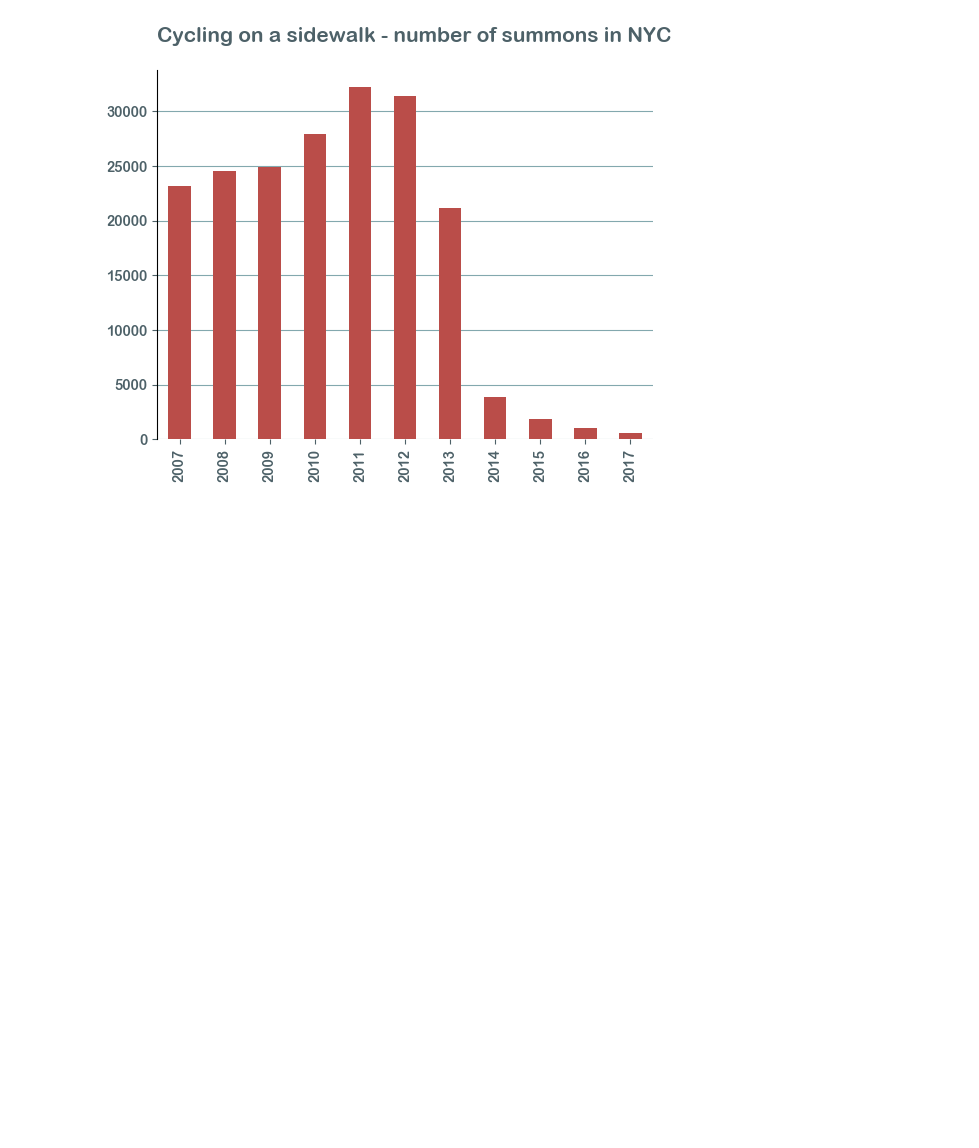
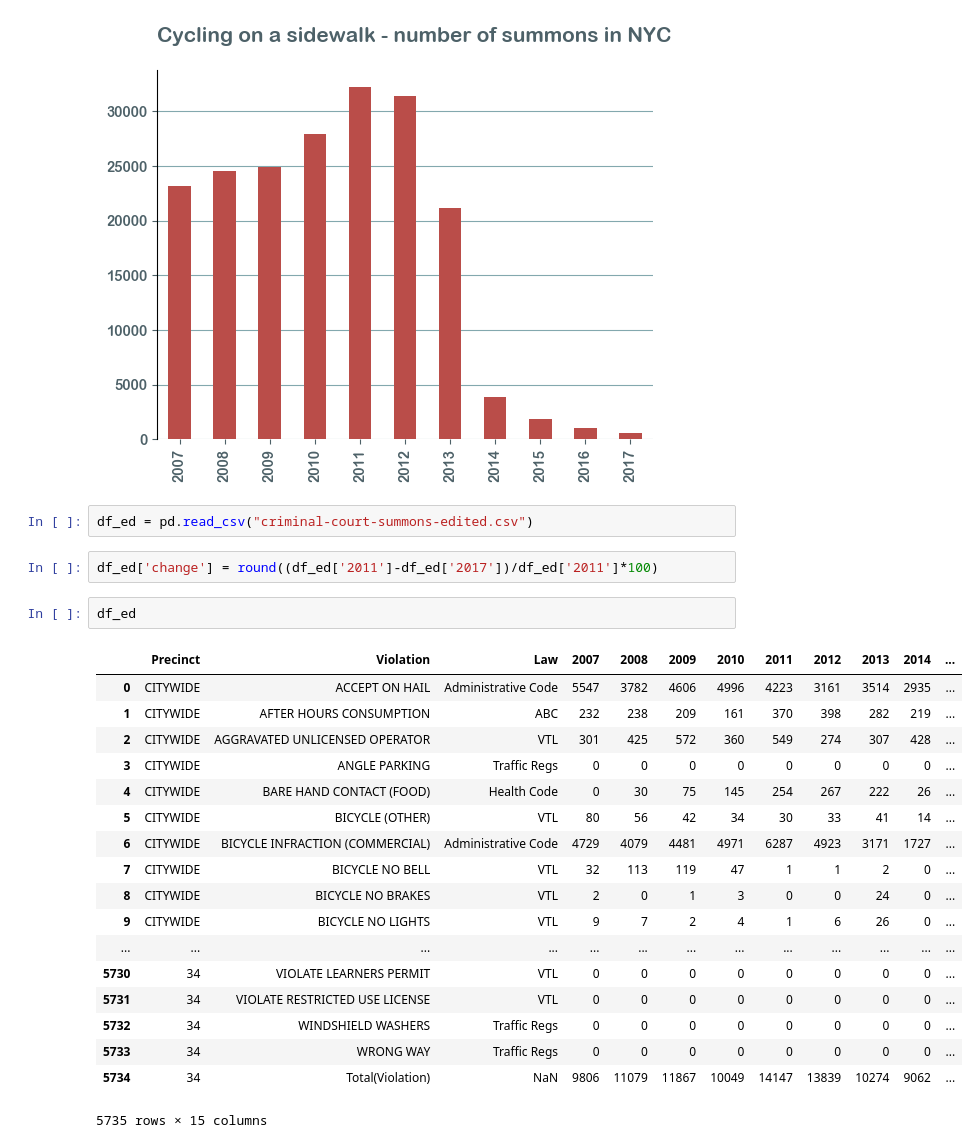
Before and after one commit to Palarisk/data-studio, a Jupyter notebook: code/04-summons/summons.ipynb, the cells around one changed output. Drawn from its saved outputs; the diff is of its cells as text; blank space fills up the shorter version.

```diff
--- a/code/04-summons/summons.ipynb
+++ b/code/04-summons/summons.ipynb
@@ -610,3 +610,28 @@ ax_all_sw.legend_.remove()
 #plt.savefig("all_sidewalk.pdf", transparent=True)
 # %% [output]
 [figure]
+# %%
+df_ed = pd.read_csv("criminal-court-summons-edited.csv")
+# %%
+df_ed['change'] = round((df_ed['2011']-df_ed['2017'])/df_ed['2011']*100)
+# %%
+df_ed
+# %% [output]
+|  | Precinct | Violation | Law | 2007 | 2008 | 2009 | 2010 | 2011 | 2012 | 2013 | 2014 | ... |
+| 0 | CITYWIDE | ACCEPT ON HAIL | Administrative Code | 5547 | 3782 | 4606 | 4996 | 4223 | 3161 | 3514 | 2935 | ... |
+| 1 | CITYWIDE | AFTER HOURS CONSUMPTION | ABC | 232 | 238 | 209 | 161 | 370 | 398 | 282 | 219 | ... |
+| 2 | CITYWIDE | AGGRAVATED UNLICENSED OPERATOR | VTL | 301 | 425 | 572 | 360 | 549 | 274 | 307 | 428 | ... |
+| 3 | CITYWIDE | ANGLE PARKING | Traffic Regs | 0 | 0 | 0 | 0 | 0 | 0 | 0 | 0 | ... |
+| 4 | CITYWIDE | BARE HAND CONTACT (FOOD) | Health Code | 0 | 30 | 75 | 145 | 254 | 267 | 222 | 26 | ... |
+| 5 | CITYWIDE | BICYCLE (OTHER) | VTL | 80 | 56 | 42 | 34 | 30 | 33 | 41 | 14 | ... |
+| 6 | CITYWIDE | BICYCLE INFRACTION (COMMERCIAL) | Administrative Code | 4729 | 4079 | 4481 | 4971 | 6287 | 4923 | 3171 | 1727 | ... |
+| 7 | CITYWIDE | BICYCLE NO BELL | VTL | 32 | 113 | 119 | 47 | 1 | 1 | 2 | 0 | ... |
+| 8 | CITYWIDE | BICYCLE NO BRAKES | VTL | 2 | 0 | 1 | 3 | 0 | 0 | 24 | 0 | ... |
+| 9 | CITYWIDE | BICYCLE NO LIGHTS | VTL | 9 | 7 | 2 | 4 | 1 | 6 | 26 | 0 | ... |
+| ... | ... | ... | ... | ... | ... | ... | ... | ... | ... | ... | ... | ... |
+| 5730 | 34 | VIOLATE LEARNERS PERMIT | VTL | 0 | 0 | 0 | 0 | 0 | 0 | 0 | 0 | ... |
+| 5731 | 34 | VIOLATE RESTRICTED USE LICENSE | VTL | 0 | 0 | 0 | 0 | 0 | 0 | 0 | 0 | ... |
+| 5732 | 34 | WINDSHIELD WASHERS | Traffic Regs | 0 | 0 | 0 | 0 | 0 | 0 | 0 | 0 | ... |
+| 5733 | 34 | WRONG WAY | Traffic Regs | 0 | 0 | 0 | 0 | 0 | 0 | 0 | 0 | ... |
+| 5734 | 34 | Total(Violation) | NaN | 9806 | 11079 | 11867 | 10049 | 14147 | 13839 | 10274 | 9062 | ... |
+5735 rows × 15 columns
```
Also changed, not shown: parts of 1 cell of this notebook, 5 other files.
